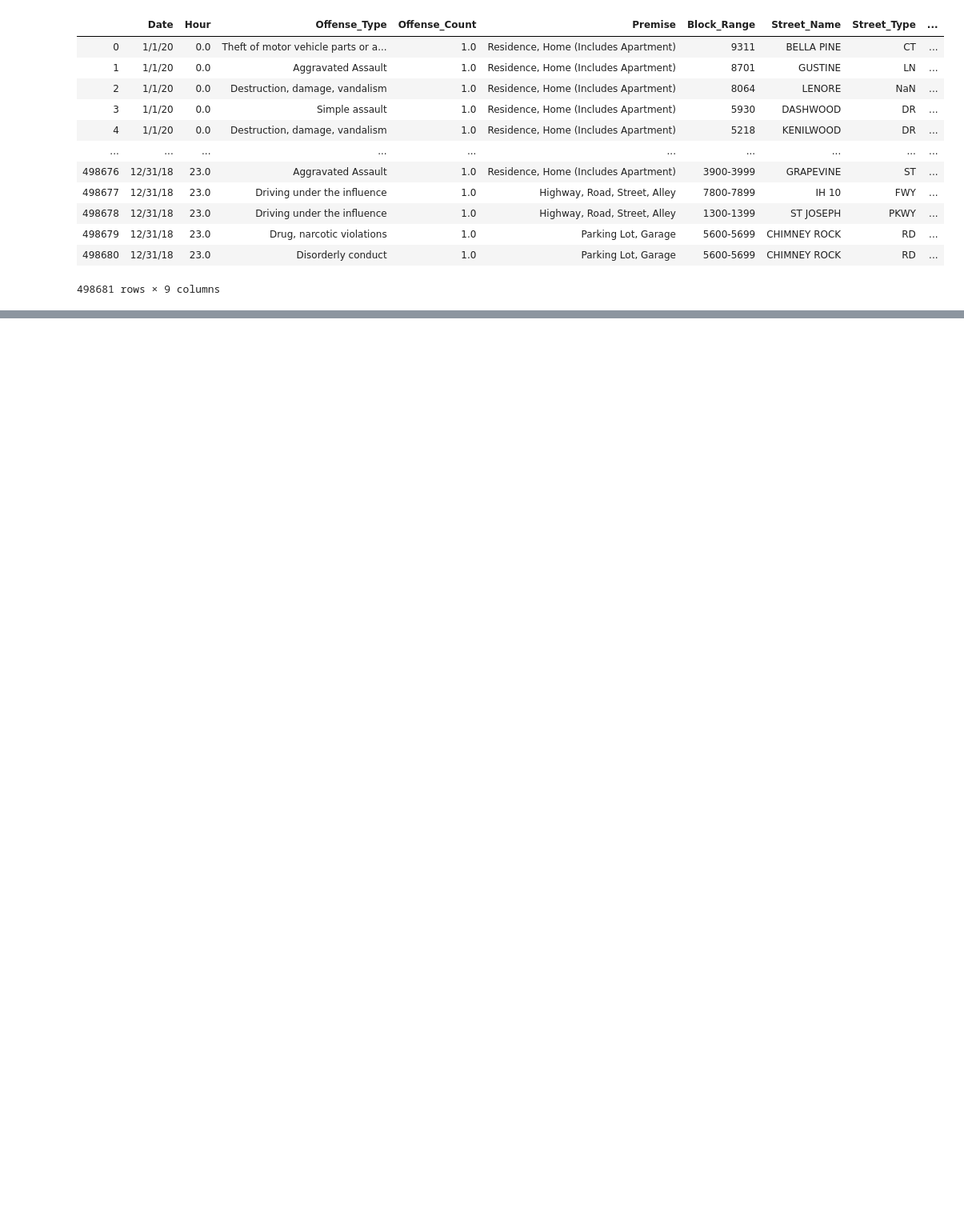
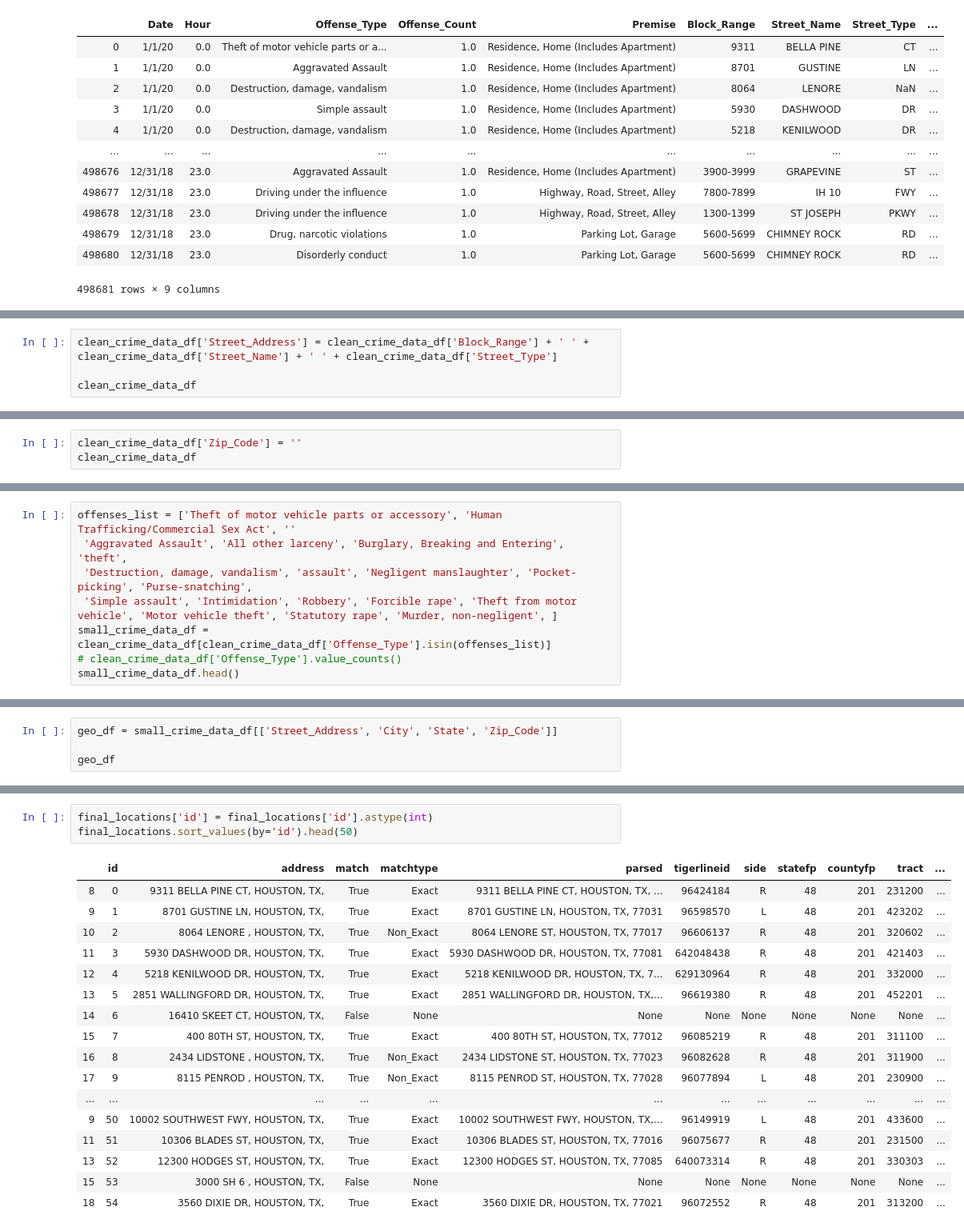
Before and after one commit to florin-vasiliu/Houston-Crime-Analysis, a Jupyter notebook: data_clean_up/data_clean_up.ipynb, the cells around one changed output, grey strips where cells are left out. Shown at 80% size. Drawn from its saved outputs; the diff is of its cells as text; blank space fills up the shorter version.

```diff
--- a/data_clean_up/data_clean_up.ipynb
+++ b/data_clean_up/data_clean_up.ipynb
@@ -193,0 +243,4 @@ clean_crime_data_df
+# %%
+clean_crime_data_df['Street_Address'] = clean_crime_data_df['Block_Range'] + ' ' + clean_crime_data_df['Street_Name'] + ' ' + clean_crime_data_df['Street_Type']
+
+clean_crime_data_df
@@ -193,0 +261,3 @@ clean_crime_data_df
+# %%
+clean_crime_data_df['Zip_Code'] = ''
+clean_crime_data_df
@@ -193,0 +299,8 @@ clean_crime_data_df
+# %%
+offenses_list = ['Theft of motor vehicle parts or accessory', 'Human Trafficking/Commercial Sex Act', ''
+ 'Aggravated Assault', 'All other larceny', 'Burglary, Breaking and Entering', 'theft',
+ 'Destruction, damage, vandalism', 'assault', 'Negligent manslaughter', 'Pocket-picking', 'Purse-snatching',
+ 'Simple assault', 'Intimidation', 'Robbery', 'Forcible rape', 'Theft from motor vehicle', 'Motor vehicle theft', 'Statutory rape', 'Murder, non-negligent', ]
+small_crime_data_df = clean_crime_data_df[clean_crime_data_df['Offense_Type'].isin(offenses_list)]
+# clean_crime_data_df['Offense_Type'].value_counts()
+small_crime_data_df.head()
@@ -193,0 +314,4 @@ clean_crime_data_df
+# %%
+geo_df = small_crime_data_df[['Street_Address', 'City', 'State', 'Zip_Code']]
+
+geo_df
@@ -193,0 +376,21 @@ clean_crime_data_df
+# %%
+final_locations['id'] = final_locations['id'].astype(int)
+final_locations.sort_values(by='id').head(50)
+# %% [output]
+|  | id | address | match | matchtype | parsed | tigerlineid | side | statefp | countyfp | tract | ... |
+| 8 | 0 | 9311 BELLA PINE CT, HOUSTON, TX, | True | Exact | 9311 BELLA PINE CT, HOUSTON, TX, ... | 96424184 | R | 48 | 201 | 231200 | ... |
+| 9 | 1 | 8701 GUSTINE LN, HOUSTON, TX, | True | Exact | 8701 GUSTINE LN, HOUSTON, TX, 77031 | 96598570 | L | 48 | 201 | 423202 | ... |
+| 10 | 2 | 8064 LENORE , HOUSTON, TX, | True | Non_Exact | 8064 LENORE ST, HOUSTON, TX, 77017 | 96606137 | R | 48 | 201 | 320602 | ... |
+| 11 | 3 | 5930 DASHWOOD DR, HOUSTON, TX, | True | Exact | 5930 DASHWOOD DR, HOUSTON, TX, 77081 | 642048438 | R | 48 | 201 | 421403 | ... |
+| 12 | 4 | 5218 KENILWOOD DR, HOUSTON, TX, | True | Exact | 5218 KENILWOOD DR, HOUSTON, TX, 7... | 629130964 | R | 48 | 201 | 332000 | ... |
+| 13 | 5 | 2851 WALLINGFORD DR, HOUSTON, TX, | True | Exact | 2851 WALLINGFORD DR, HOUSTON, TX,... | 96619380 | R | 48 | 201 | 452201 | ... |
+| 14 | 6 | 16410 SKEET CT, HOUSTON, TX, | False | None | None | None | None | None | None | None | ... |
+| 15 | 7 | 400 80TH ST, HOUSTON, TX, | True | Exact | 400 80TH ST, HOUSTON, TX, 77012 | 96085219 | R | 48 | 201 | 311100 | ... |
+| 16 | 8 | 2434 LIDSTONE , HOUSTON, TX, | True | Non_Exact | 2434 LIDSTONE ST, HOUSTON, TX, 77023 | 96082628 | R | 48 | 201 | 311900 | ... |
+| 17 | 9 | 8115 PENROD , HOUSTON, TX, | True | Non_Exact | 8115 PENROD ST, HOUSTON, TX, 77028 | 96077894 | L | 48 | 201 | 230900 | ... |
+| ... | ... | ... | ... | ... | ... | ... | ... | ... | ... | ... | ... |
+| 9 | 50 | 10002 SOUTHWEST FWY, HOUSTON, TX, | True | Exact | 10002 SOUTHWEST FWY, HOUSTON, TX,... | 96149919 | L | 48 | 201 | 433600 | ... |
+| 11 | 51 | 10306 BLADES ST, HOUSTON, TX, | True | Exact | 10306 BLADES ST, HOUSTON, TX, 77016 | 96075677 | R | 48 | 201 | 231500 | ... |
+| 13 | 52 | 12300 HODGES ST, HOUSTON, TX, | True | Exact | 12300 HODGES ST, HOUSTON, TX, 77085 | 640073314 | R | 48 | 201 | 330303 | ... |
+| 15 | 53 | 3000 SH 6 , HOUSTON, TX, | False | None | None | None | None | None | None | None | ... |
+| 18 | 54 | 3560 DIXIE DR, HOUSTON, TX, | True | Exact | 3560 DIXIE DR, HOUSTON, TX, 77021 | 96072552 | R | 48 | 201 | 313200 | ... |
```
Also changed, not shown: parts of 12 cells of this notebook, 11 other files.
